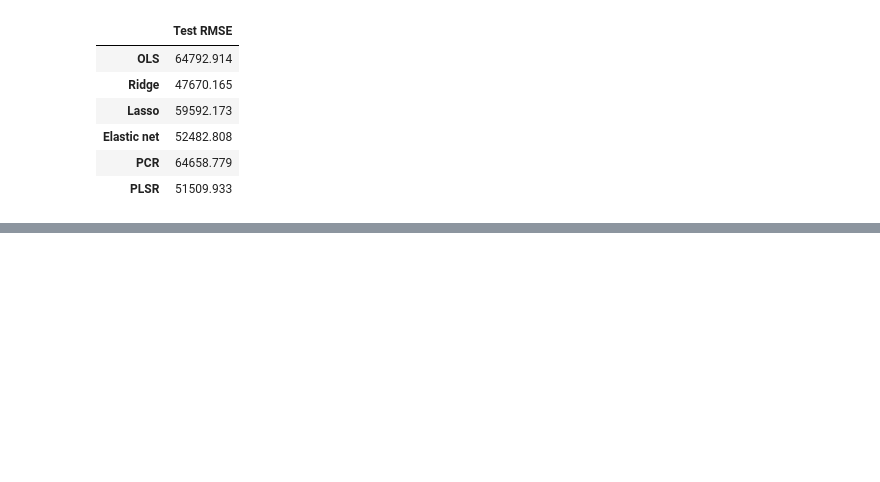
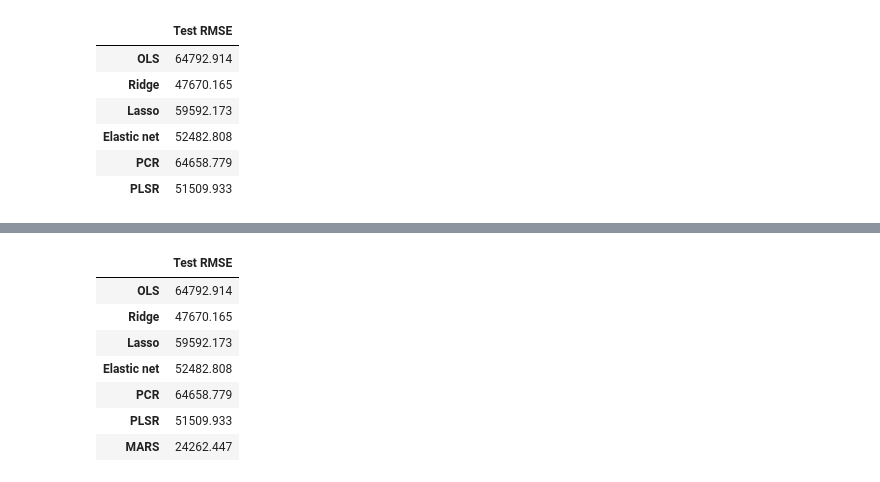
Before and after one commit to marius-mather/lessons-mlpy, a Jupyter notebook: _episodes_python/11-RidgeLassoElasticNet.ipynb, the cells around one changed output, grey strips where cells are left out. Cells and saved outputs as stored; diff of their text form; code cells hidden in the pictures; blank space fills up the shorter version.

```diff
--- a/_episodes_python/11-RidgeLassoElasticNet.ipynb
+++ b/_episodes_python/11-RidgeLassoElasticNet.ipynb
@@ -413,0 +418,17 @@ results.round(3)
+# %%
+# Define a pipeline to search for the best number of components in PLSR
+mars = Earth()
+max_degree = [1,2,3]
+
+pipe = Pipeline(steps=[('scaler', StandardScaler()),
+                       ('mars', mars)])
+param_grid = {'mars__max_degree': max_degree}
+ames_mars = GridSearchCV(pipe, param_grid, iid=False, cv=5,
+                      return_train_score=False)
+
+
+## Toggle comment below to build model
+#ames_mars.fit(ames_train_X, ames_train_y)
+#pickle.dump(ames_mars, open('models/ames_mars.pickle', 'wb'))
+with open('models/ames_mars.pickle', 'rb') as f:
+    ames_mars = pickle.load(f)
@@ -413,0 +449,22 @@ results.round(3)
+# %%
+# What was the RMSE on the test data?
+columns=['Test RMSE']
+rows=['OLS','Ridge', 'Lasso','Elastic net', 'PCR', 'PLSR','MARS']
+results=pd.DataFrame(0.0, columns=columns, index=rows)
+
+methods=[ames_ols_all, ames_ridge, ames_lasso, ames_enet, ames_pcr, ames_plsr,ames_mars]
+
+for i, method in enumerate(methods):
+    y_pred=method.predict(ames_test_X)
+    results.iloc[i,0] = np.sqrt(mean_squared_error(10**ames_test_y, 10**y_pred))
+
+results.round(3)
+# %% [output]
+|  | Test RMSE |
+| OLS | 64792.914 |
+| Ridge | 47670.165 |
+| Lasso | 59592.173 |
+| Elastic net | 52482.808 |
+| PCR | 64658.779 |
+| PLSR | 51509.933 |
+| MARS | 24262.447 |
```
Also changed, not shown: parts of 2 cells of this notebook, 1 other file.
